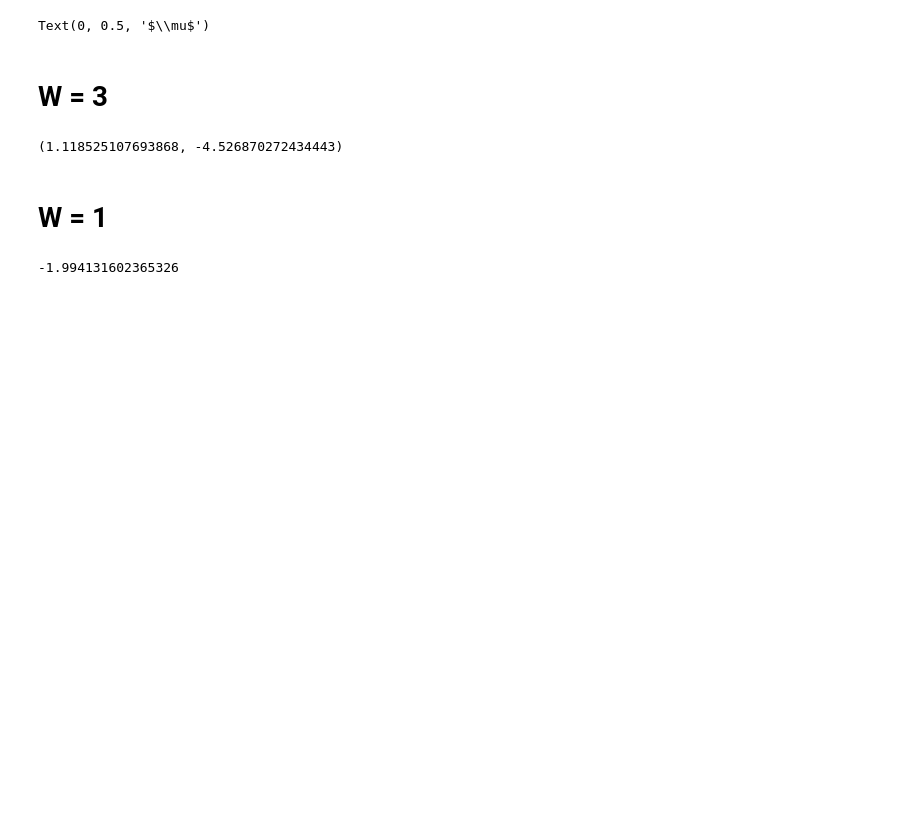
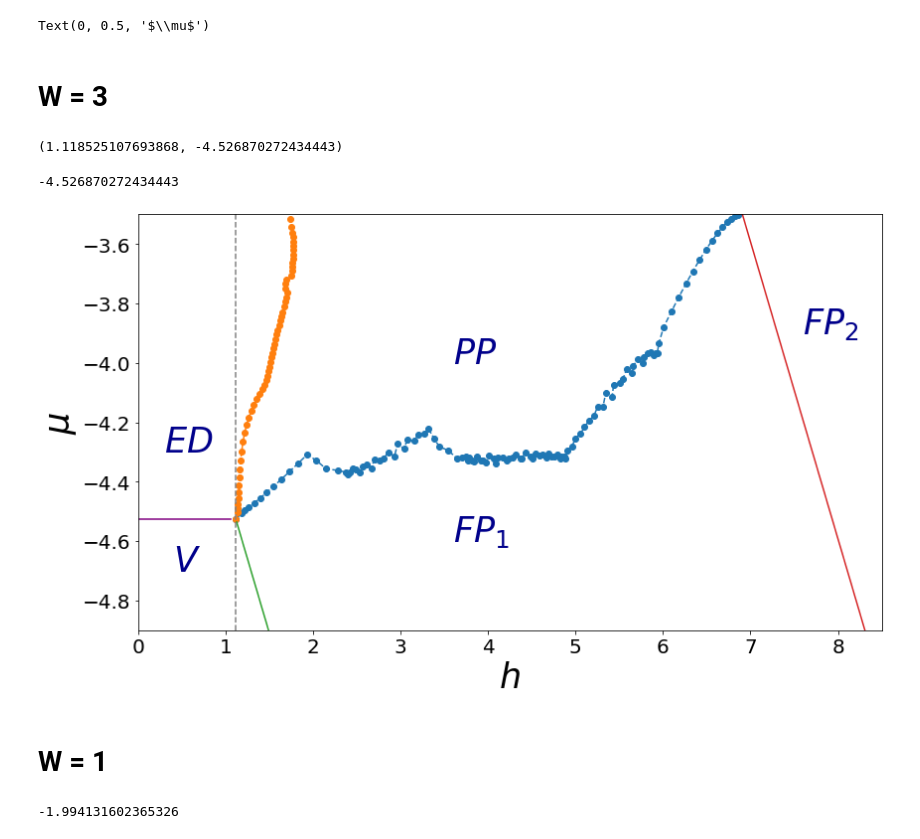
Before and after one commit to mindelly/diagrams2, a Jupyter notebook: 2,3,4,5 Comparison/comparison_2.ipynb, the cells around one changed output. Cells and saved outputs as stored; diff of their text form; code cells hidden in the pictures; blank space fills up the shorter version.

```diff
--- a/2,3,4,5 Comparison/comparison_2.ipynb
+++ b/2,3,4,5 Comparison/comparison_2.ipynb
@@ -412,3 +418,33 @@ plt.tick_params(axis='both', which='major', labelsize=18)
+# %%
+mu_w_3
+# %% [output]
+-4.526870272434443
+# %%
+plt.figure(figsize=(12, 7))
+# xscale = 8
+plt.axis([0, 8.5, -4.9, -3.5])
+plt.plot(h_w3_1, mu_w3_1, 'o--', label='$PP-{FP_1}$')
+plt.plot(h_w3_2, mu_w3_2, 'o--', label='$ED-PP$')
+plt.plot(h2, mu2(h2), '-', label='$V-{FP_1}$')
+plt.plot(h3, mu3(h3), '-', label='${FP_1}-{FP_2}$')
+plt.axhline(y=mu_w_3, color='purple', xmax=1/8,label='$ED-V$')
+plt.axvline(x=h_w3_1[0],linestyle='--', color='grey')
+
+plt.text(0.3, -4.3, r'$ED$', fontsize=35, color='darkblue')
+plt.text(0.4, -4.7, r'$V$', fontsize=35, color='darkblue')
+plt.text(3.6, -4.0, r'$PP$', fontsize=35, color='darkblue')
+plt.text(3.6, -4.6, r'$FP_1$', fontsize=35, color='darkblue')
+plt.text(7.6, -3.9, r'$FP_2$', fontsize=35, color='darkblue')
+
+plt.xlabel('$h$', size=35)
+plt.ylabel('$\mu$', size=35)
+plt.tick_params(axis='both', which='major', labelsize=20)
+plt.gca().xaxis.set_tick_params(labelsize=20)
+plt.gca().yaxis.set_tick_params(labelsize=20)
+plt.tight_layout()
+plt.savefig('W3.png')
+# %% [output]
+[figure, added]
 # %% [markdown]
 # W = 1
 # %%
```
Also changed, not shown: parts of 11 cells of this notebook, 12 other files.
